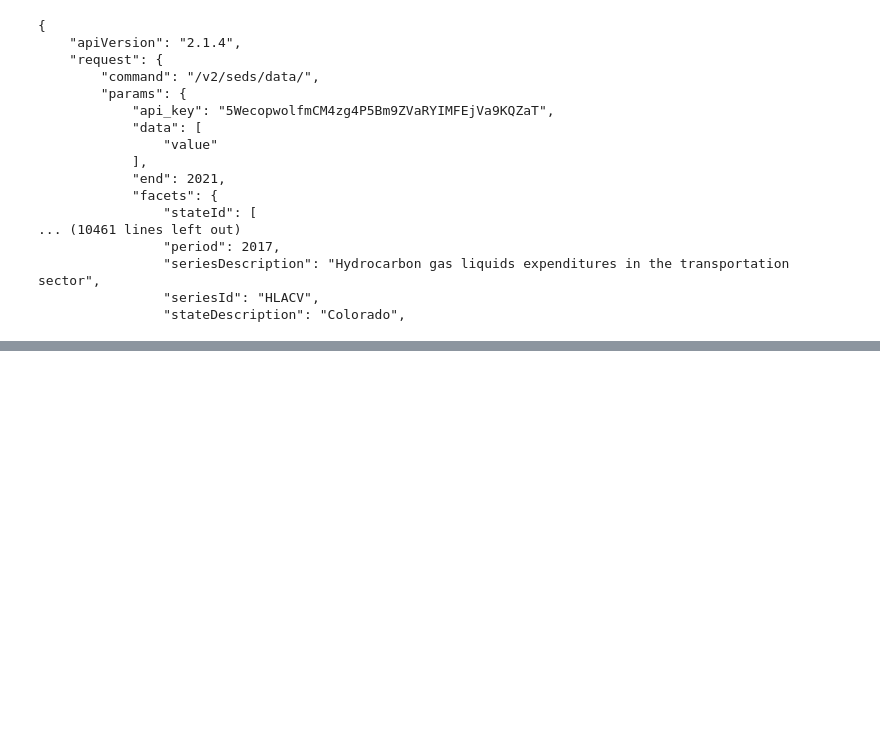
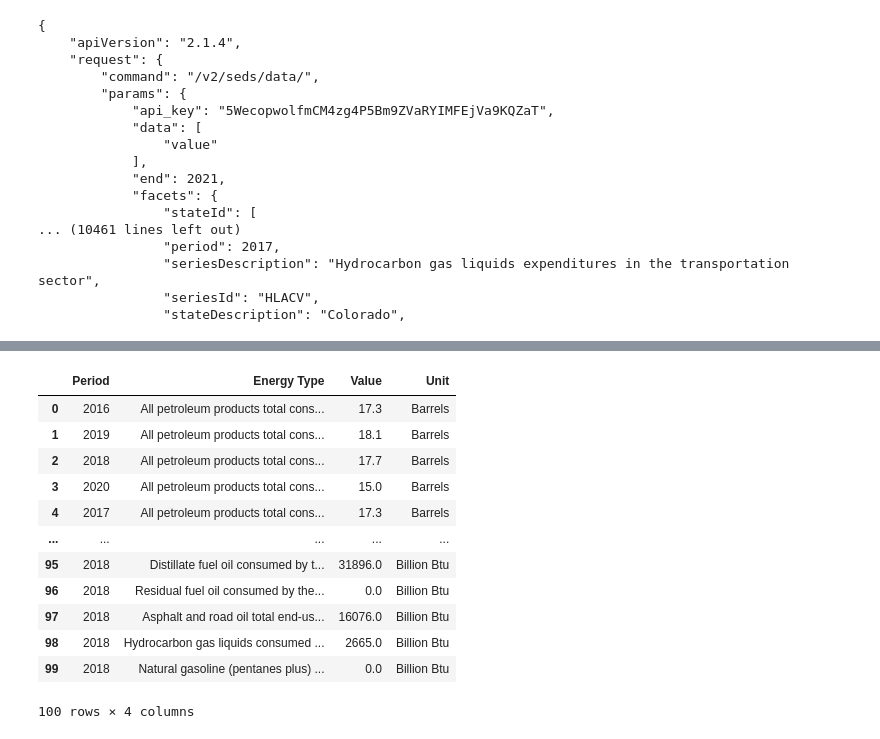
Before and after one commit to Zmart-22/Group-Project-1, a Jupyter notebook: data_collection_v1.ipynb, the cells around one changed output, grey strips where cells are left out. Drawn from its saved outputs; the diff is of its cells as text; code cells hidden in the pictures; blank space fills up the shorter version.

```diff
--- a/data_collection_v1.ipynb
+++ b/data_collection_v1.ipynb
@@ -44,0 +96,18 @@ for item in range(len(response['response']['data'])):
+# %%
+#new df sorted by the units column to group units together
+units_df = energy_df.sort_values(by='Unit')
+units_df.reset_index(drop=True).head(100)
+# %% [output]
+|  | Period | Energy Type | Value | Unit |
+| 0 | 2016 | All petroleum products total cons... | 17.3 | Barrels |
+| 1 | 2019 | All petroleum products total cons... | 18.1 | Barrels |
+| 2 | 2018 | All petroleum products total cons... | 17.7 | Barrels |
+| 3 | 2020 | All petroleum products total cons... | 15.0 | Barrels |
+| 4 | 2017 | All petroleum products total cons... | 17.3 | Barrels |
+| ... | ... | ... | ... | ... |
+| 95 | 2018 | Distillate fuel oil consumed by t... | 31896.0 | Billion Btu |
+| 96 | 2018 | Residual fuel oil consumed by the... | 0.0 | Billion Btu |
+| 97 | 2018 | Asphalt and road oil total end-us... | 16076.0 | Billion Btu |
+| 98 | 2018 | Hydrocarbon gas liquids consumed ... | 2665.0 | Billion Btu |
+| 99 | 2018 | Natural gasoline (pentanes plus) ... | 0.0 | Billion Btu |
+100 rows × 4 columns
```
Also changed, not shown: parts of 10 cells of this notebook.
